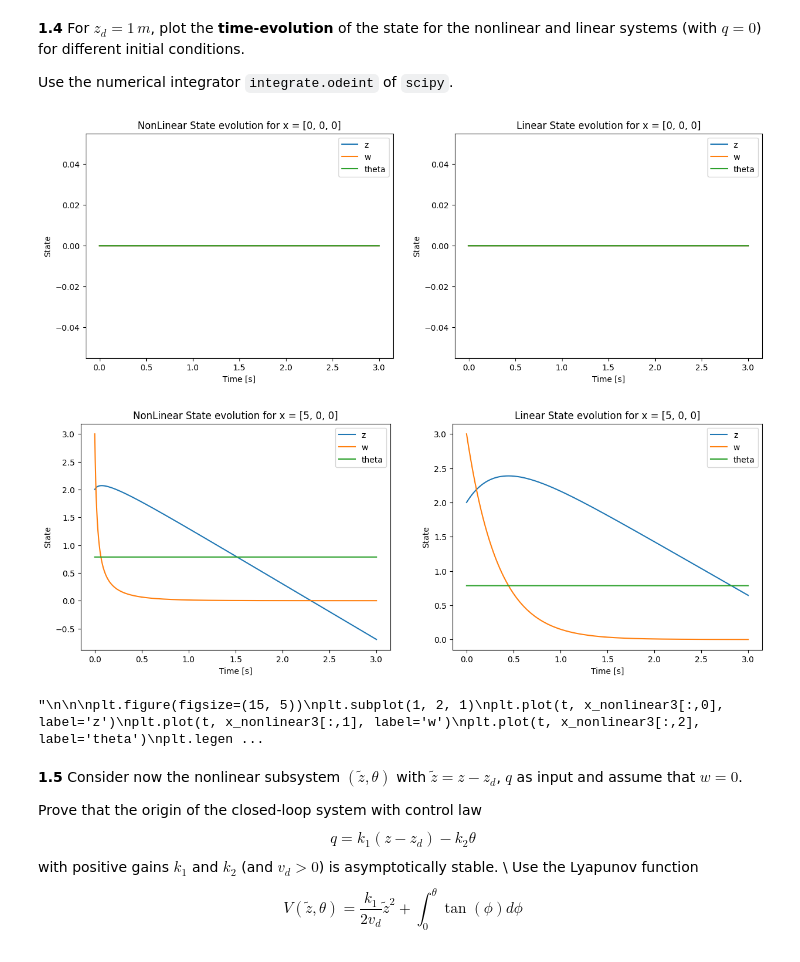
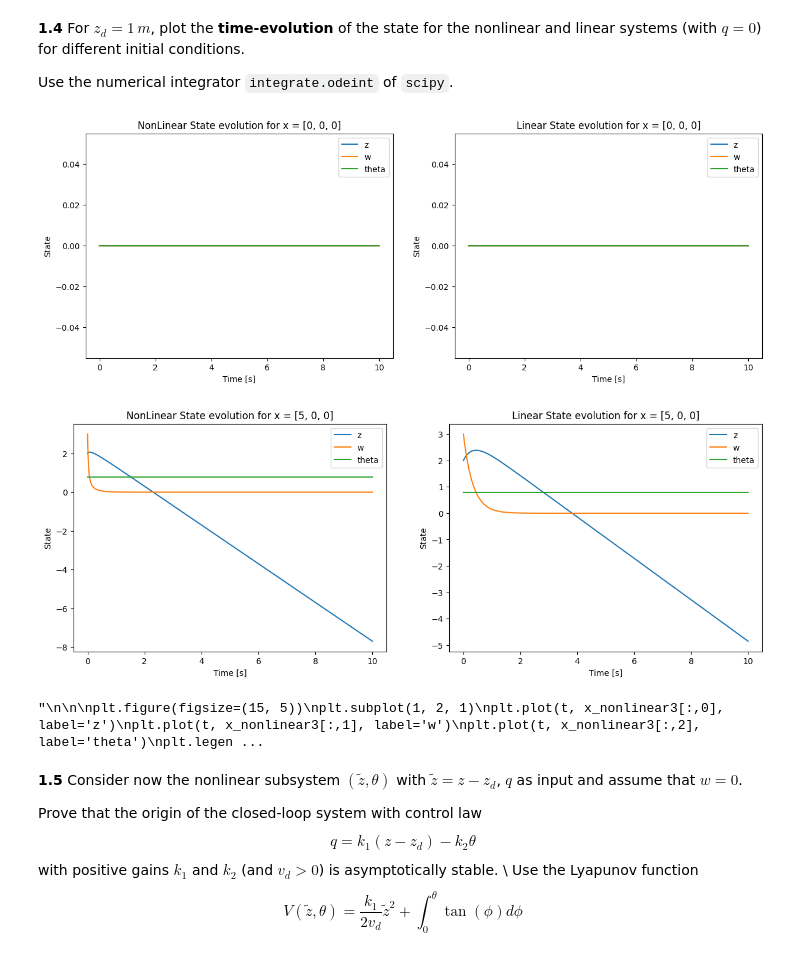
Before and after one commit to Xizesse/CO_project1, a Jupyter notebook: CO_project1.ipynb, the cells around one changed output. Drawn from its saved outputs; the diff is of its cells as text; code cells hidden in the pictures.

```diff
--- a/CO_project1.ipynb
+++ b/CO_project1.ipynb
@@ -332,7 +350,7 @@ def linear_system(x, t):
     return np.dot(A,x) + B * q
 
 #time vector
-t = np.linspace(0, 3, 10000)
+t = np.linspace(0, 10, 10000)
 
 #initial conditions
 x1 = [0, 0, 0]
@@ -433,35 +451,35 @@ plt.subplot(1, 2, 2)
 plt.plot(t, x_linear4[:,0], label='z')
 plt.plot(t, x_linear4[:,1], label='w')
 plt.plot(t, x_linear4[:,2], label='theta')
 plt.legend()
 plt.xlabel('Time [s]')
 plt.ylabel('State')
 plt.title('Linear State evolution for x = [0, 0, 5]')
 plt.show()
 
 plt.figure(figsize=(15, 5))
 plt.subplot(1, 2, 1)
 plt.plot(t, x_nonlinear5[:,0], label='z')
 plt.plot(t, x_nonlinear5[:,1], label='w')
 plt.plot(t, x_nonlinear5[:,2], label='theta')
 plt.legend()
 plt.xlabel('Time [s]')
 plt.ylabel('State')
 plt.title('NonLinear State evolution for x = [0, 5, 5]')
 
 plt.subplot(1, 2, 2)
 plt.plot(t, x_linear5[:,0], label='z')
 plt.plot(t, x_linear5[:,1], label='w')
 plt.plot(t, x_linear5[:,2], label='theta')
 plt.legend()
 plt.xlabel('Time [s]')
 plt.ylabel('State')
 plt.title('Linear State evolution for x = [0, 5, 5]')
 plt.show()
 """
 # %% [output]
-[figure, old version]
+[figure, new version]
-[figure, old version]
+[figure, new version]
 "\n\n\nplt.figure(figsize=(15, 5))\nplt.subplot(1, 2, 1)\nplt.plot(t, x_nonlinear3[:,0], label='z')\nplt.plot(t, x_nonlinear3[:,1], label='w')\nplt.plot(t, x_nonlinear3[:,2], label='theta')\nplt.legen ...
 # %% [markdown]
 **1.5**
```
Also changed, not shown: parts of 5 cells of this notebook.
